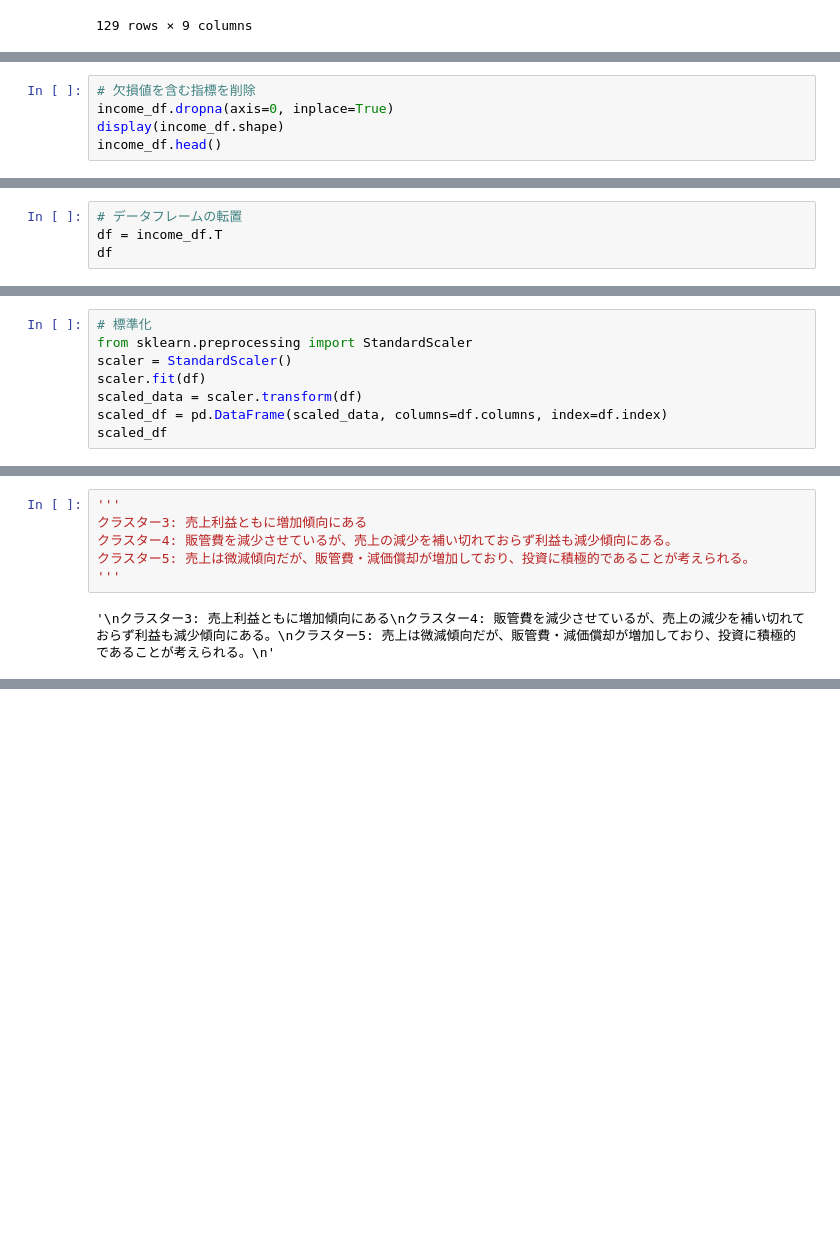
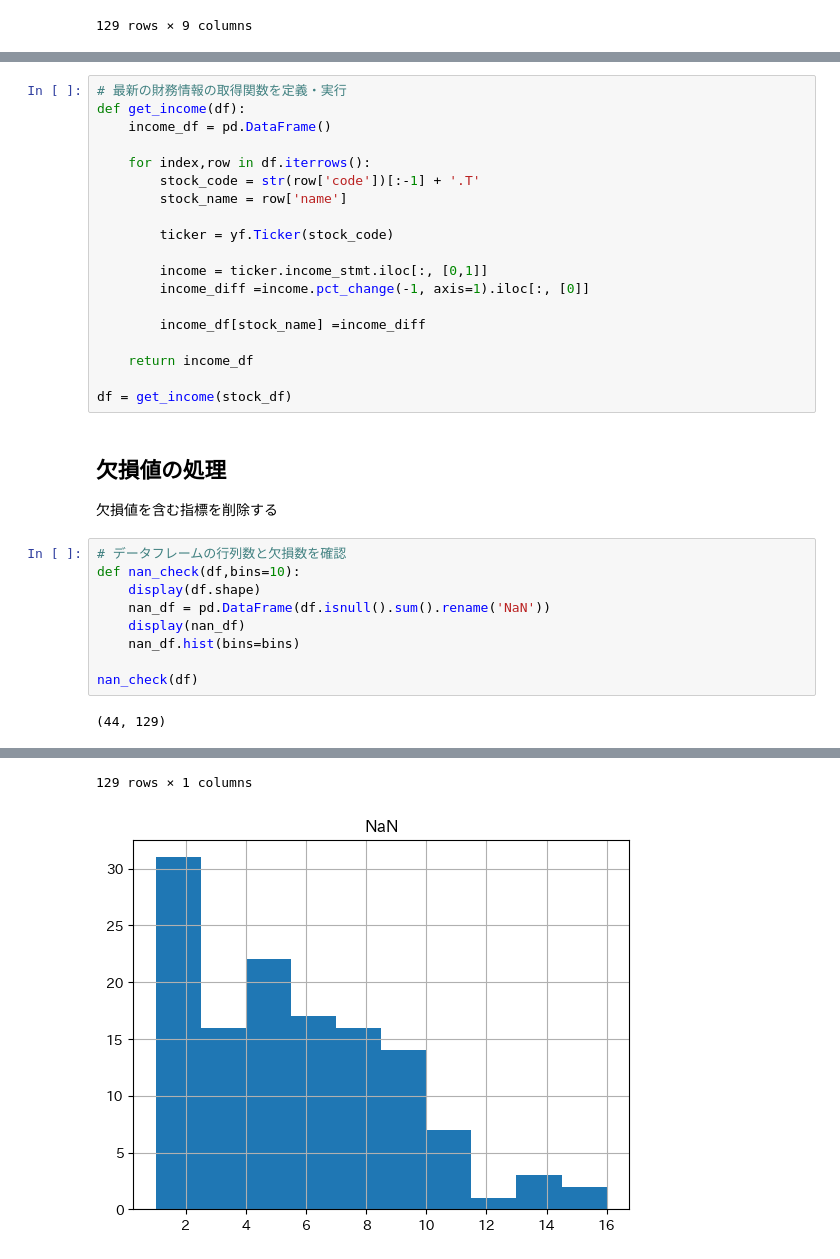
Before and after one commit to Yuki-c6/graduation_work, a Jupyter notebook: work_02/company_clustering.ipynb, the cells around one changed output, grey strips where cells are left out. Drawn from its saved outputs; the diff is of its cells as text; blank space fills up the shorter version.

```diff
--- a/work_02/company_clustering.ipynb
+++ b/work_02/company_clustering.ipynb
@@ -158,5 +96,0 @@ array([[<Axes: title={'center': 'na'}>]], dtype=object)
-# %%
-# 欠損値を含む指標を削除
-income_df.dropna(axis=0, inplace=True)
-display(income_df.shape)
-income_df.head()
@@ -171,4 +96,0 @@ income_df.head()
-# %%
-# データフレームの転置
-df = income_df.T
-df
@@ -189,8 +96,0 @@ df
-# %%
-# 標準化
-from sklearn.preprocessing import StandardScaler
-scaler = StandardScaler()
-scaler.fit(df)
-scaled_data = scaler.transform(df)
-scaled_df = pd.DataFrame(scaled_data, columns=df.columns, index=df.index)
-scaled_df
@@ -309,8 +97,33 @@ df.groupby('cluster').mean().style.bar(axis=0)
-# %%
-'''
-クラスター3: 売上利益ともに増加傾向にある
-クラスター4: 販管費を減少させているが、売上の減少を補い切れておらず利益も減少傾向にある。
-クラスター5: 売上は微減傾向だが、販管費・減価償却が増加しており、投資に積極的であることが考えられる。
-'''
-# %% [output]
-'\nクラスター3: 売上利益ともに増加傾向にある\nクラスター4: 販管費を減少させているが、売上の減少を補い切れておらず利益も減少傾向にある。\nクラスター5: 売上は微減傾向だが、販管費・減価償却が増加しており、投資に積極的であることが考えられる。\n'
+# %%
+# 最新の財務情報の取得関数を定義・実行
+def get_income(df):
+    income_df = pd.DataFrame()
+
+    for index,row in df.iterrows():
+        stock_code = str(row['code'])[:-1] + '.T'
+        stock_name = row['name']
+
+        ticker = yf.Ticker(stock_code)
+
+        income = ticker.income_stmt.iloc[:, [0,1]]
+        income_diff =income.pct_change(-1, axis=1).iloc[:, [0]]
+
+        income_df[stock_name] =income_diff
+
+    return income_df
+
+df = get_income(stock_df)
+# %% [markdown]
+## 欠損値の処理
+欠損値を含む指標を削除する
+# %%
+# データフレームの行列数と欠損数を確認
+def nan_check(df,bins=10):
+    display(df.shape)
+    nan_df = pd.DataFrame(df.isnull().sum().rename('NaN'))
+    display(nan_df)
+    nan_df.hist(bins=bins)
+
+nan_check(df)
+# %% [output]
+(44, 129)
@@ -316,0 +142,2 @@ df.groupby('cluster').mean().style.bar(axis=0)
+129 rows × 1 columns
+[figure, added]
```
Also changed, not shown: parts of 46 cells of this notebook.
